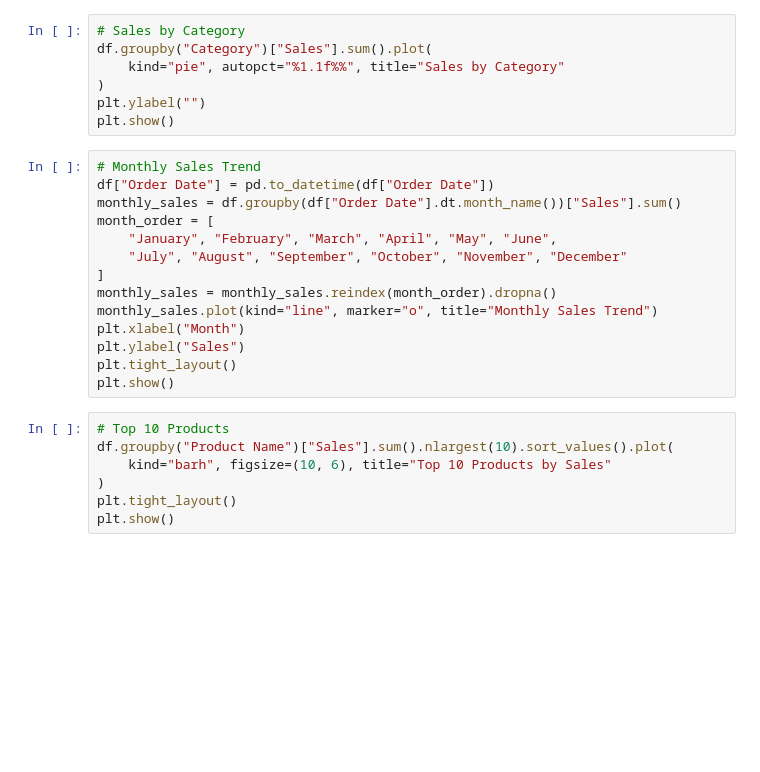
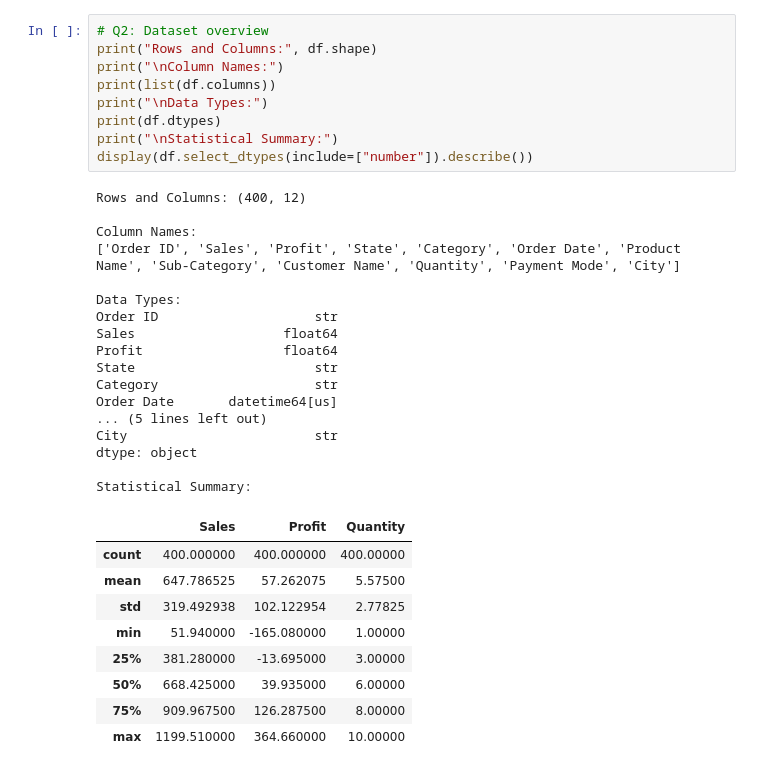
Before and after one commit to AshishCherian15/Amazon-Sales-Analysis, a Jupyter notebook: Amazon_Sales_Analysis.ipynb, the cells around one changed output. Cells and saved outputs as stored; diff of their text form; blank space fills up the shorter version.

```diff
--- a/Amazon_Sales_Analysis.ipynb
+++ b/Amazon_Sales_Analysis.ipynb
@@ -31,28 +29,36 @@ plt.show()
-# %%
-# Sales by Category
-df.groupby("Category")["Sales"].sum().plot(
-    kind="pie", autopct="%1.1f%%", title="Sales by Category"
-)
-plt.ylabel("")
-plt.show()
-# %%
-# Monthly Sales Trend
-df["Order Date"] = pd.to_datetime(df["Order Date"])
-monthly_sales = df.groupby(df["Order Date"].dt.month_name())["Sales"].sum()
-month_order = [
-    "January", "February", "March", "April", "May", "June",
-    "July", "August", "September", "October", "November", "December"
-]
-monthly_sales = monthly_sales.reindex(month_order).dropna()
-monthly_sales.plot(kind="line", marker="o", title="Monthly Sales Trend")
-plt.xlabel("Month")
-plt.ylabel("Sales")
-plt.tight_layout()
-plt.show()
-# %%
-# Top 10 Products
-df.groupby("Product Name")["Sales"].sum().nlargest(10).sort_values().plot(
-    kind="barh", figsize=(10, 6), title="Top 10 Products by Sales"
-)
-plt.tight_layout()
-plt.show()
+# %%
+# Q2: Dataset overview
+print("Rows and Columns:", df.shape)
+print("\nColumn Names:")
+print(list(df.columns))
+print("\nData Types:")
+print(df.dtypes)
+print("\nStatistical Summary:")
+display(df.select_dtypes(include=["number"]).describe())
+# %% [output]
+Rows and Columns: (400, 12)
+
+Column Names:
+['Order ID', 'Sales', 'Profit', 'State', 'Category', 'Order Date', 'Product Name', 'Sub-Category', 'Customer Name', 'Quantity', 'Payment Mode', 'City']
+
+Data Types:
+Order ID                    str
+Sales                   float64
+Profit                  float64
+State                       str
+Category                    str
+Order Date       datetime64[us]
+... (5 lines left out)
+City                        str
+dtype: object
+
+Statistical Summary:
+|  | Sales | Profit | Quantity |
+| count | 400.000000 | 400.000000 | 400.00000 |
+| mean | 647.786525 | 57.262075 | 5.57500 |
+| std | 319.492938 | 102.122954 | 2.77825 |
+| min | 51.940000 | -165.080000 | 1.00000 |
+| 25% | 381.280000 | -13.695000 | 3.00000 |
+| 50% | 668.425000 | 39.935000 | 6.00000 |
+| 75% | 909.967500 | 126.287500 | 8.00000 |
+| max | 1199.510000 | 364.660000 | 10.00000 |
```
Also changed, not shown: parts of 12 cells of this notebook, 1 other file.
